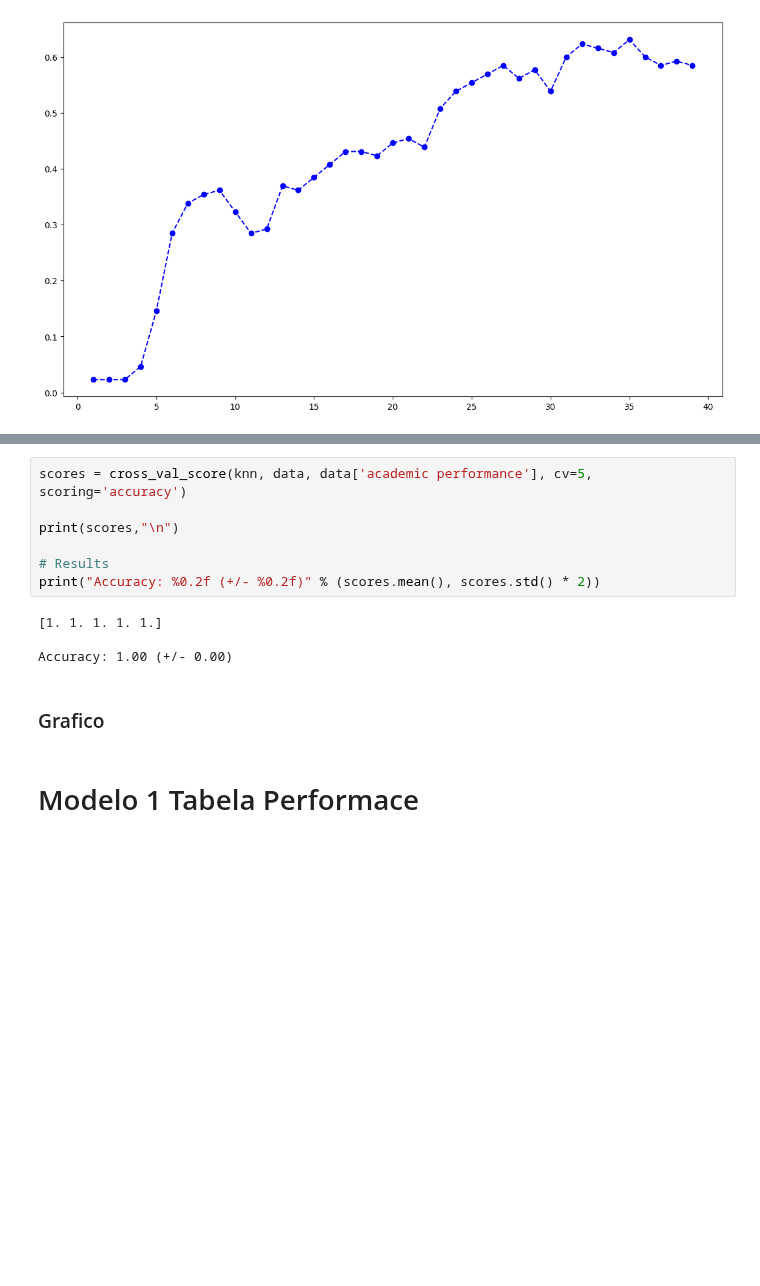
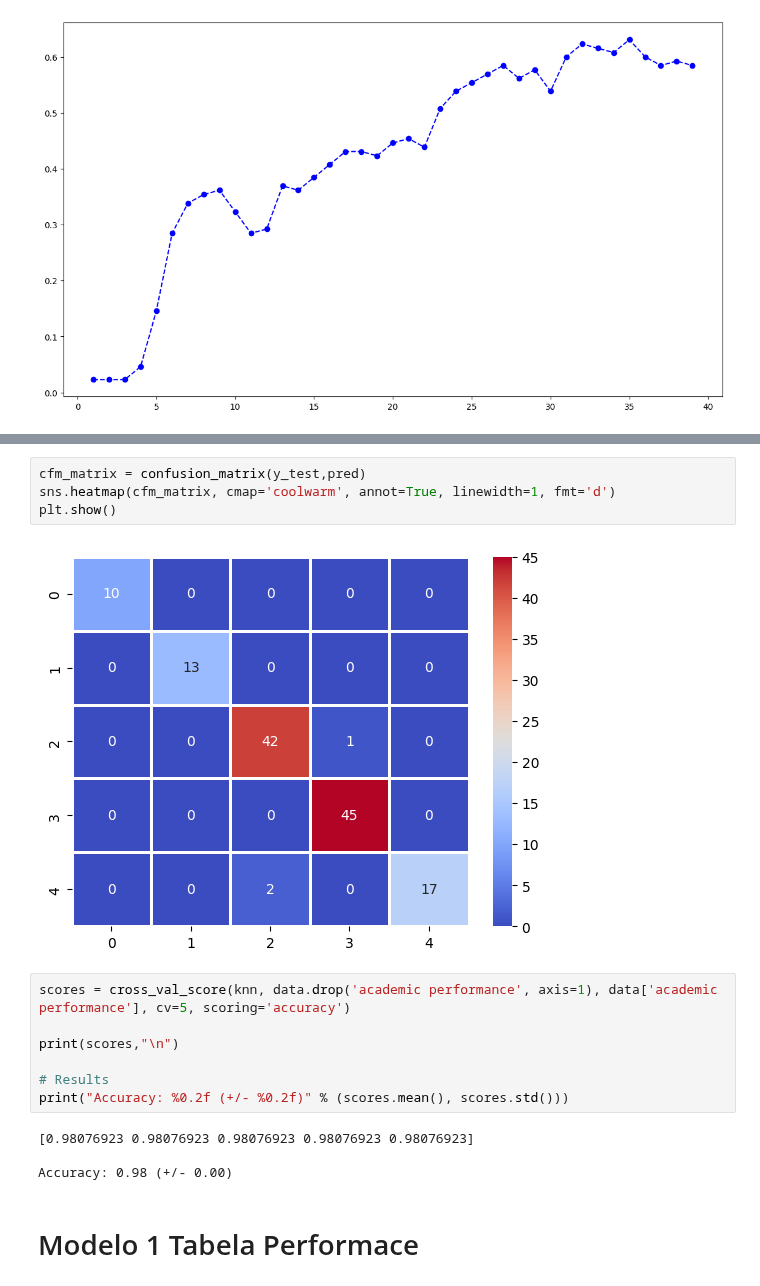
Before and after one commit to ICEI-PUC-Minas-PPL-CDIA/ppl-cd-pcd-sist-int-2024-1-sleepresearch-2024-1, a Jupyter notebook: src/modelo1.ipynb, the cells around one changed output, grey strips where cells are left out. Cells and saved outputs as stored; diff of their text form; blank space fills up the shorter version.

```diff
--- a/src/modelo1.ipynb
+++ b/src/modelo1.ipynb
@@ -144,16 +131,20 @@ weighted avg       0.98      0.98      0.98       130
+# %%
+cfm_matrix = confusion_matrix(y_test,pred)
+sns.heatmap(cfm_matrix, cmap='coolwarm', annot=True, linewidth=1, fmt='d')
+plt.show()
+# %% [output]
+[figure, added]
 # %%
-scores = cross_val_score(knn, data, data['academic performance'], cv=5, scoring='accuracy')
+scores = cross_val_score(knn, data.drop('academic performance', axis=1), data['academic performance'], cv=5, scoring='accuracy')
 
 print(scores,"\n")
 
 # Results
-print("Accuracy: %0.2f (+/- %0.2f)" % (scores.mean(), scores.std() * 2))
+print("Accuracy: %0.2f (+/- %0.2f)" % (scores.mean(), scores.std()))
 # %% [output]
-[1. 1. 1. 1. 1.]
+[0.98076923 0.98076923 0.98076923 0.98076923 0.98076923]
 
-Accuracy: 1.00 (+/- 0.00)
+Accuracy: 0.98 (+/- 0.00)
-# %% [markdown]
-### Grafico
 # %% [markdown]
 # Modelo 1 Tabela Performace
 # %% [markdown]
```
Also changed, not shown: parts of 15 cells of this notebook.
